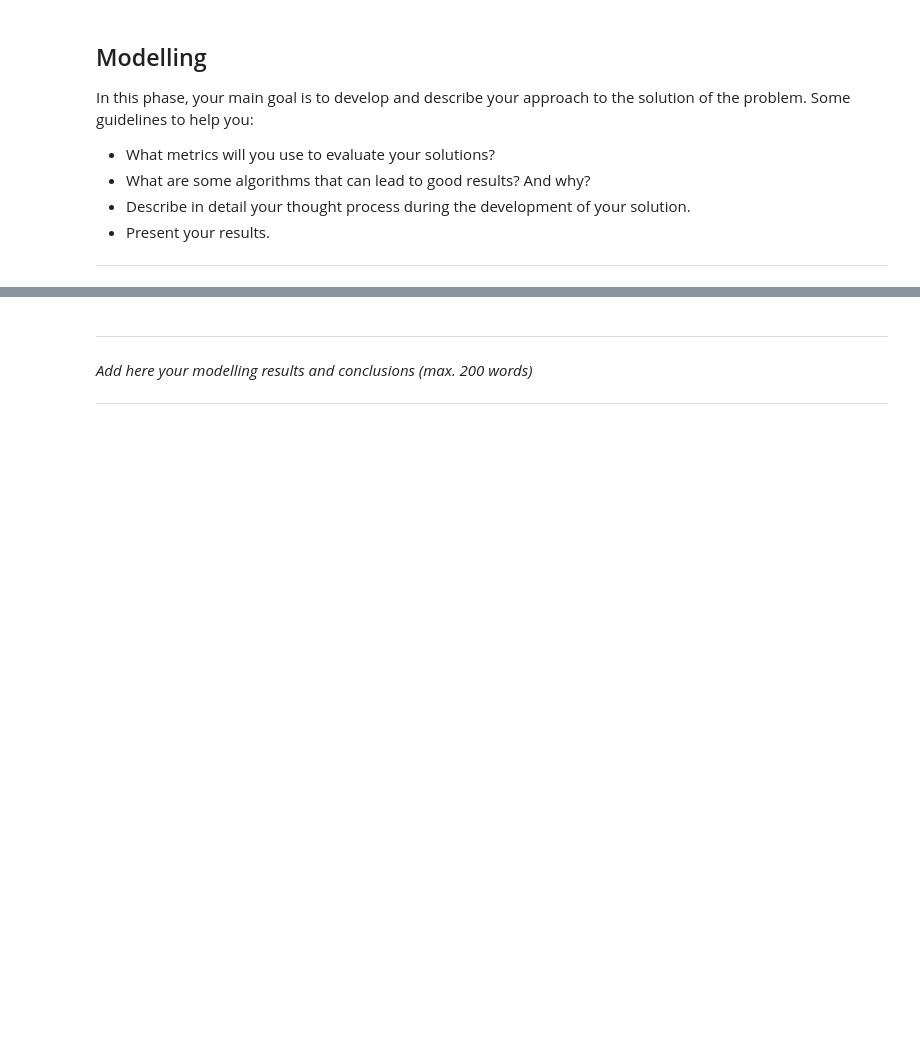
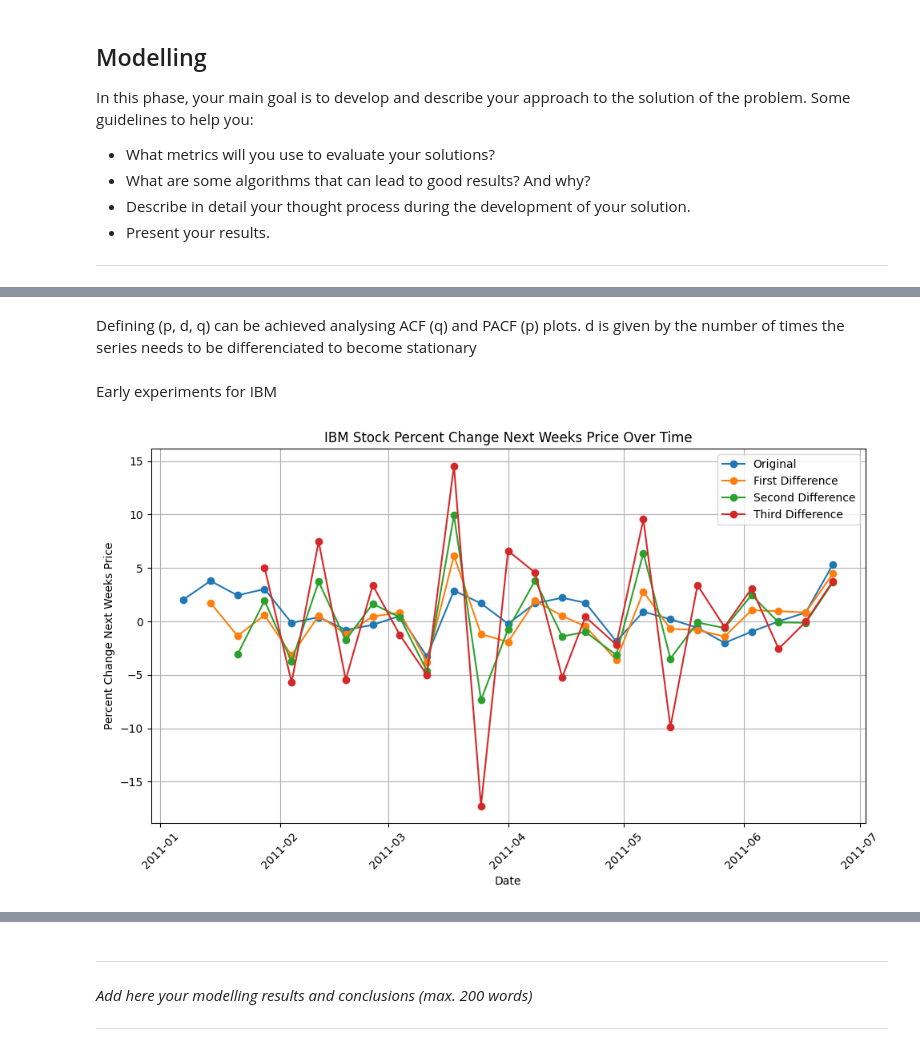
Before and after one commit to CarolinaRuivo/dowjones-index, a Jupyter notebook: template.ipynb, the cells around one changed output, grey strips where cells are left out. Cells and saved outputs as stored; diff of their text form; code cells hidden in the pictures; blank space fills up the shorter version.

```diff
--- a/template.ipynb
+++ b/template.ipynb
@@ -545,0 +693,4 @@ In this phase, your main goal is to develop and describe your approach to the so
+# %% [markdown]
+Defining (p, d, q) can be achieved analysing ACF (q) and PACF (p) plots. d is given by the number of times the series needs to be differenciated to become stationary
+# %% [markdown]
+Early experiments for IBM
@@ -545,0 +708,32 @@ In this phase, your main goal is to develop and describe your approach to the so
+# %%
+# Filter data for IBM stock
+#ibm_data = df[df['stock'] == 'IBM']
+
+# Filter data for IBM stock and create a copy
+ibm_data = df[df['stock'] == 'IBM'].copy()
+
+# Differentiate the percent_change_next_weeks_price
+ibm_data['diff_percent_change'] = ibm_data['percent_change_next_weeks_price'].diff()
+
+# Apply differentiation again (second time)
+ibm_data['diff2_percent_change'] = ibm_data['diff_percent_change'].diff()
+
+# Apply differentiation again (third time)
+ibm_data['diff3_percent_change'] = ibm_data['diff2_percent_change'].diff()
+
+# Plot all four series
+plt.figure(figsize=(10, 6))
+plt.plot(ibm_data['date'], ibm_data['percent_change_next_weeks_price'], label='Original', marker='o', linestyle='-')
+plt.plot(ibm_data['date'], ibm_data['diff_percent_change'], label='First Difference', marker='o', linestyle='-')
+plt.plot(ibm_data['date'], ibm_data['diff2_percent_change'], label='Second Difference', marker='o', linestyle='-')
+plt.plot(ibm_data['date'], ibm_data['diff3_percent_change'], label='Third Difference', marker='o', linestyle='-')
+plt.title('IBM Stock Percent Change Next Weeks Price Over Time')
+plt.xlabel('Date')
+plt.ylabel('Percent Change Next Weeks Price')
+plt.xticks(rotation=45)
+plt.legend()
+plt.grid(True)
+plt.tight_layout()
+plt.show()
+# %% [output]
+[figure, added]
```
Also changed, not shown: parts of 34 cells of this notebook.
